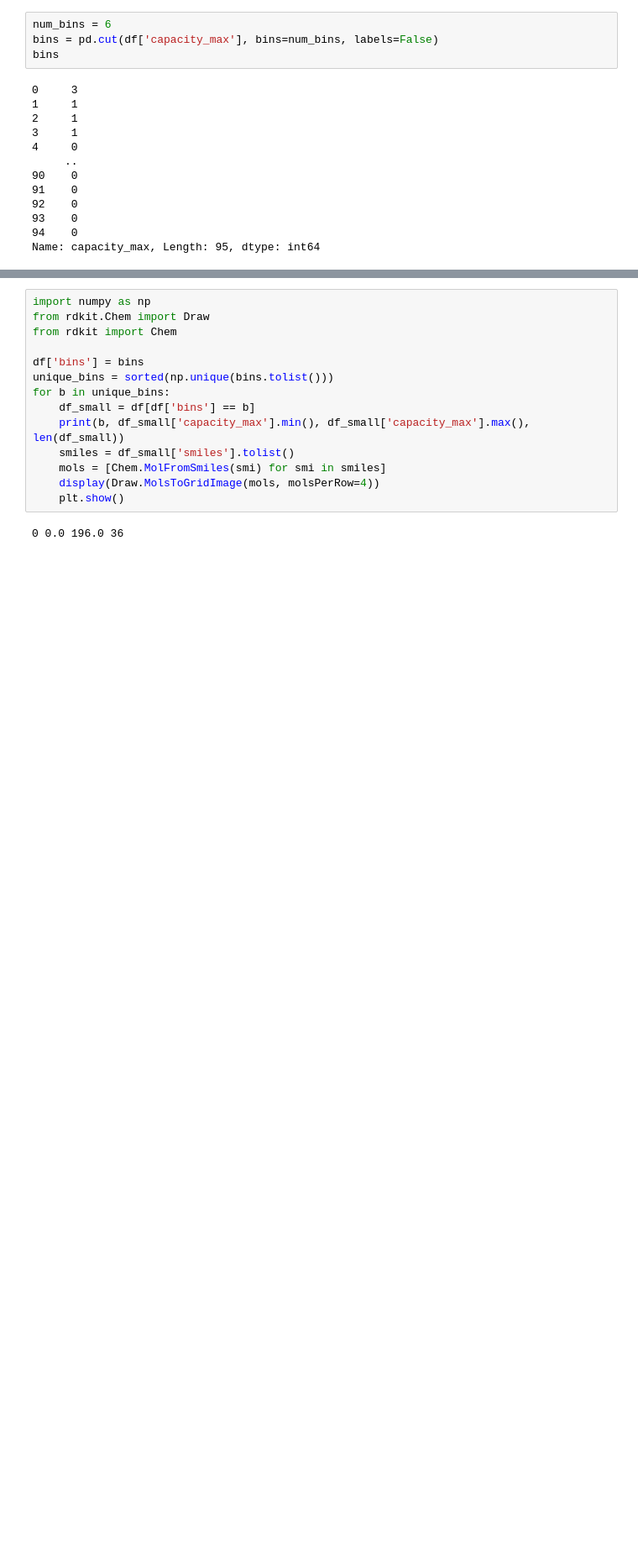
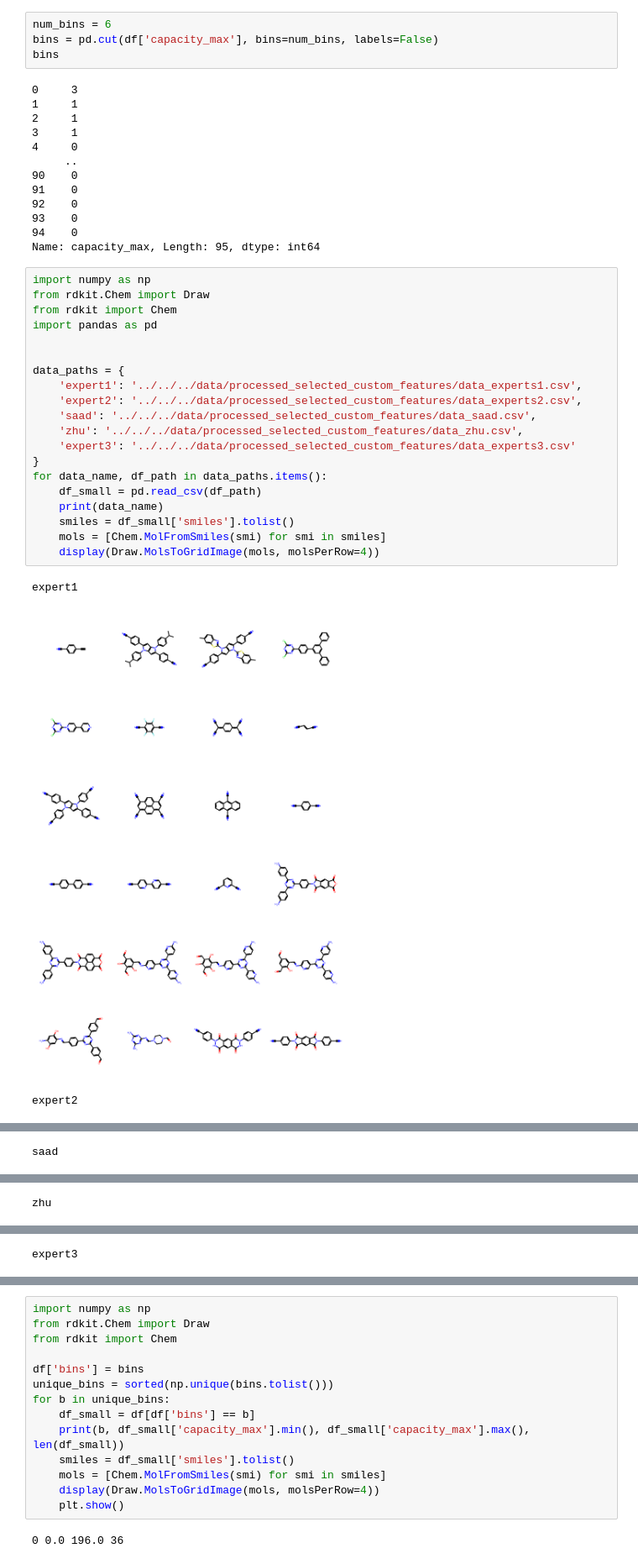
Before and after one commit to wtaisner/battery-rangers, a Jupyter notebook: modules/predictor/notebooks/data_exploration_and_check.ipynb, the cells around one changed output, grey strips where cells are left out. Shown at 84% size. Cells and saved outputs as stored; diff of their text form; blank space fills up the shorter version.

```diff
--- a/modules/predictor/notebooks/data_exploration_and_check.ipynb
+++ b/modules/predictor/notebooks/data_exploration_and_check.ipynb
@@ -266,3 +310,27 @@ bins
 93    0
 94    0
 Name: capacity_max, Length: 95, dtype: int64
+# %%
+import numpy as np
+from rdkit.Chem import Draw
+from rdkit import Chem
+import pandas as pd
+
+
+data_paths = {
+    'expert1': '../../../data/processed_selected_custom_features/data_experts1.csv',
+    'expert2': '../../../data/processed_selected_custom_features/data_experts2.csv',
+    'saad': '../../../data/processed_selected_custom_features/data_saad.csv',
+    'zhu': '../../../data/processed_selected_custom_features/data_zhu.csv',
+    'expert3': '../../../data/processed_selected_custom_features/data_experts3.csv'
+}
+for data_name, df_path in data_paths.items():
+    df_small = pd.read_csv(df_path)
+    print(data_name)
+    smiles = df_small['smiles'].tolist()
+    mols = [Chem.MolFromSmiles(smi) for smi in smiles]
+    display(Draw.MolsToGridImage(mols, molsPerRow=4))
+# %% [output]
+expert1
+[figure, added]
+expert2
@@ -268,0 +338 @@ Name: capacity_max, Length: 95, dtype: int64
+saad
@@ -268,0 +340 @@ Name: capacity_max, Length: 95, dtype: int64
+zhu
@@ -268,0 +342 @@ Name: capacity_max, Length: 95, dtype: int64
+expert3
```
Also changed, not shown: parts of 2 cells of this notebook, 9 other files.
